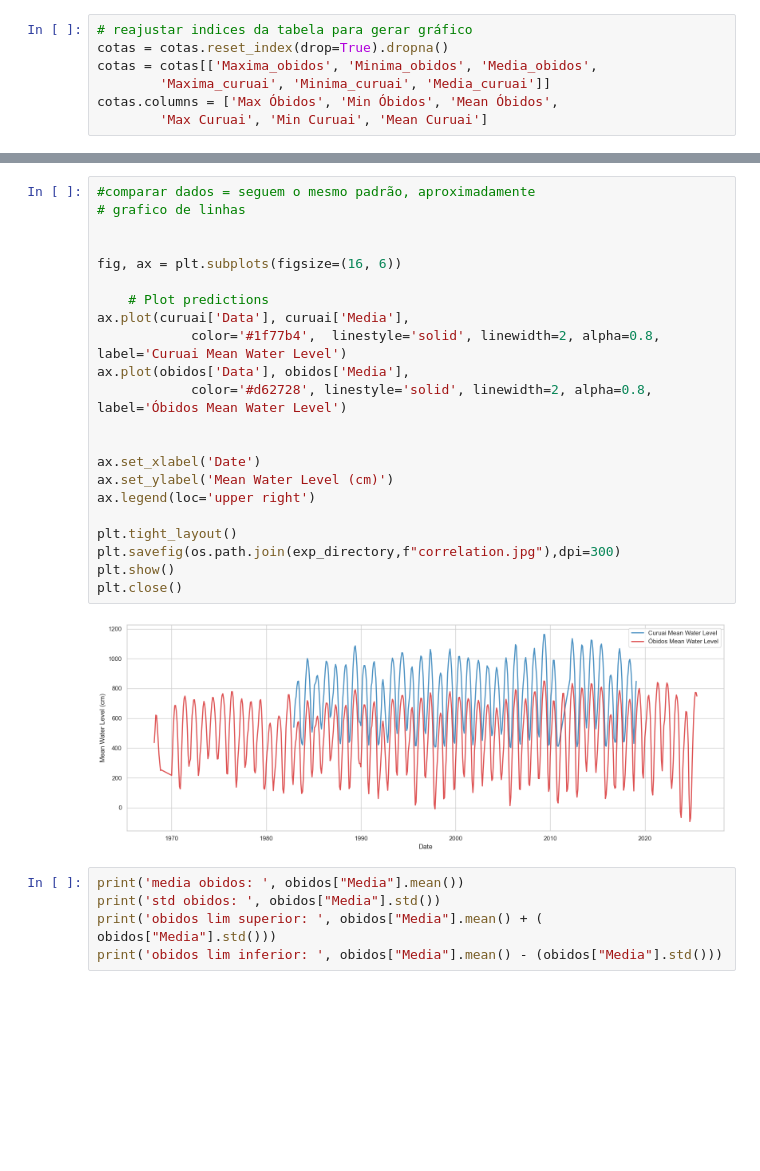
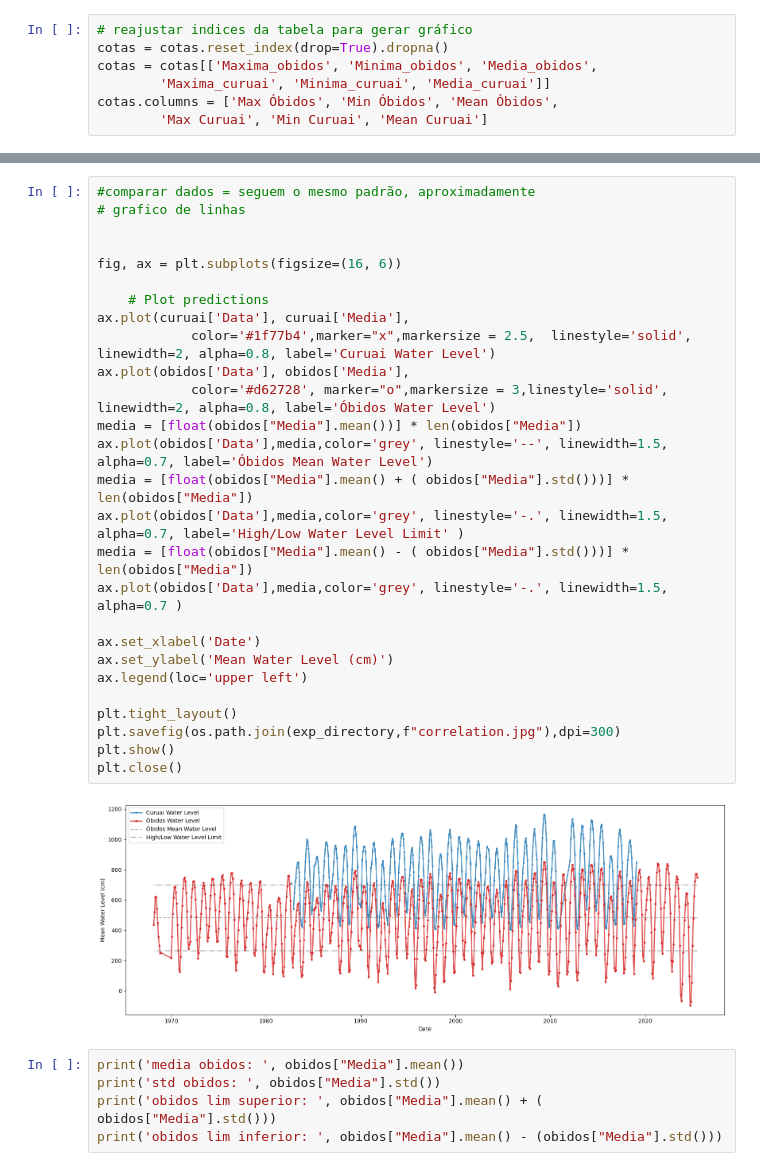
Before and after one commit to larissavaladao/time_series_curuai, a Jupyter notebook: 5. parameters_by_period/1.set_periods.ipynb, the cells around one changed output, grey strips where cells are left out. Cells and saved outputs as stored; diff of their text form; blank space fills up the shorter version.

Commit message:
att figures

```diff
--- a/5. parameters_by_period/1.set_periods.ipynb
+++ b/5. parameters_by_period/1.set_periods.ipynb
@@ -113,27 +113,32 @@ plt.show()
 # %%
 #comparar dados = seguem o mesmo padrão, aproximadamente
 # grafico de linhas
 
 
 fig, ax = plt.subplots(figsize=(16, 6))
 
     # Plot predictions
 ax.plot(curuai['Data'], curuai['Media'],
-            color='#1f77b4',  linestyle='solid', linewidth=2, alpha=0.8, label='Curuai Mean Water Level')
+            color='#1f77b4',marker="x",markersize = 2.5,  linestyle='solid', linewidth=2, alpha=0.8, label='Curuai Water Level')
 ax.plot(obidos['Data'], obidos['Media'],
-            color='#d62728', linestyle='solid', linewidth=2, alpha=0.8, label='Óbidos Mean Water Level')
-
+            color='#d62728', marker="o",markersize = 3,linestyle='solid', linewidth=2, alpha=0.8, label='Óbidos Water Level')
+media = [float(obidos["Media"].mean())] * len(obidos["Media"])
+ax.plot(obidos['Data'],media,color='grey', linestyle='--', linewidth=1.5, alpha=0.7, label='Óbidos Mean Water Level')
+media = [float(obidos["Media"].mean() + ( obidos["Media"].std()))] * len(obidos["Media"])
+ax.plot(obidos['Data'],media,color='grey', linestyle='-.', linewidth=1.5, alpha=0.7, label='High/Low Water Level Limit' )
+media = [float(obidos["Media"].mean() - ( obidos["Media"].std()))] * len(obidos["Media"])
+ax.plot(obidos['Data'],media,color='grey', linestyle='-.', linewidth=1.5, alpha=0.7 )
 
 ax.set_xlabel('Date')
 ax.set_ylabel('Mean Water Level (cm)')
-ax.legend(loc='upper right')
+ax.legend(loc='upper left')
 
 plt.tight_layout()
 plt.savefig(os.path.join(exp_directory,f"correlation.jpg"),dpi=300)
 plt.show()
 plt.close()
 # %% [output]
-[figure, old version]
+[figure, new version]
 # %%
 print('media obidos: ', obidos["Media"].mean())
 print('std obidos: ', obidos["Media"].std())
```
Also changed, not shown: parts of 6 cells of this notebook, 4 other files.
